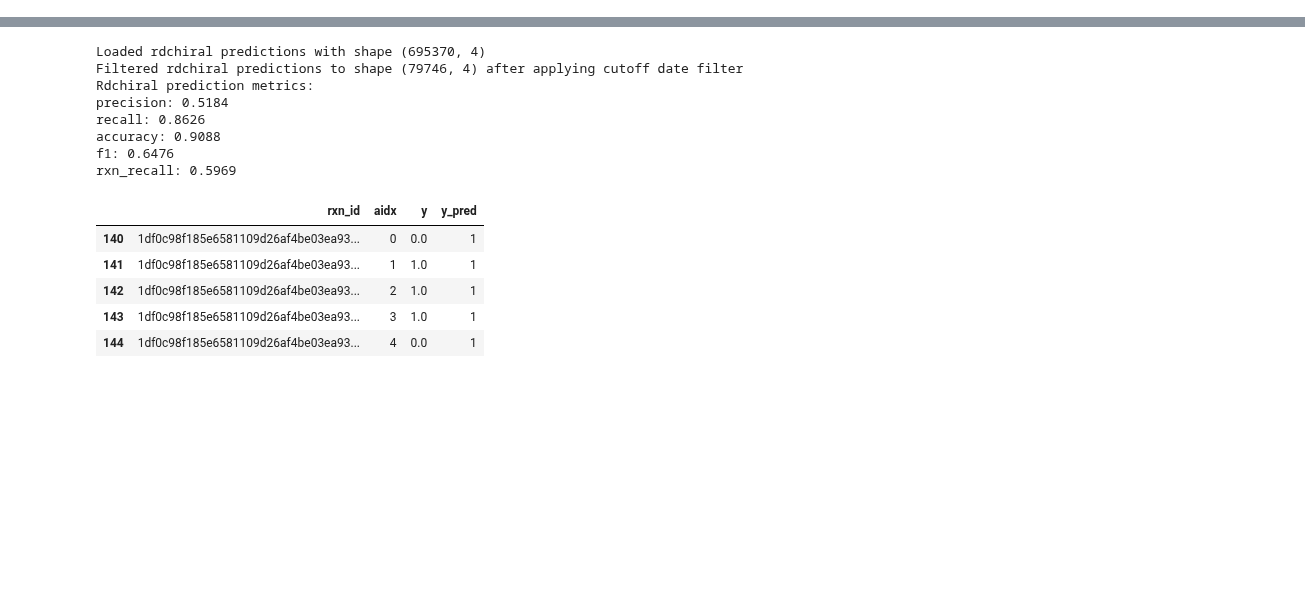
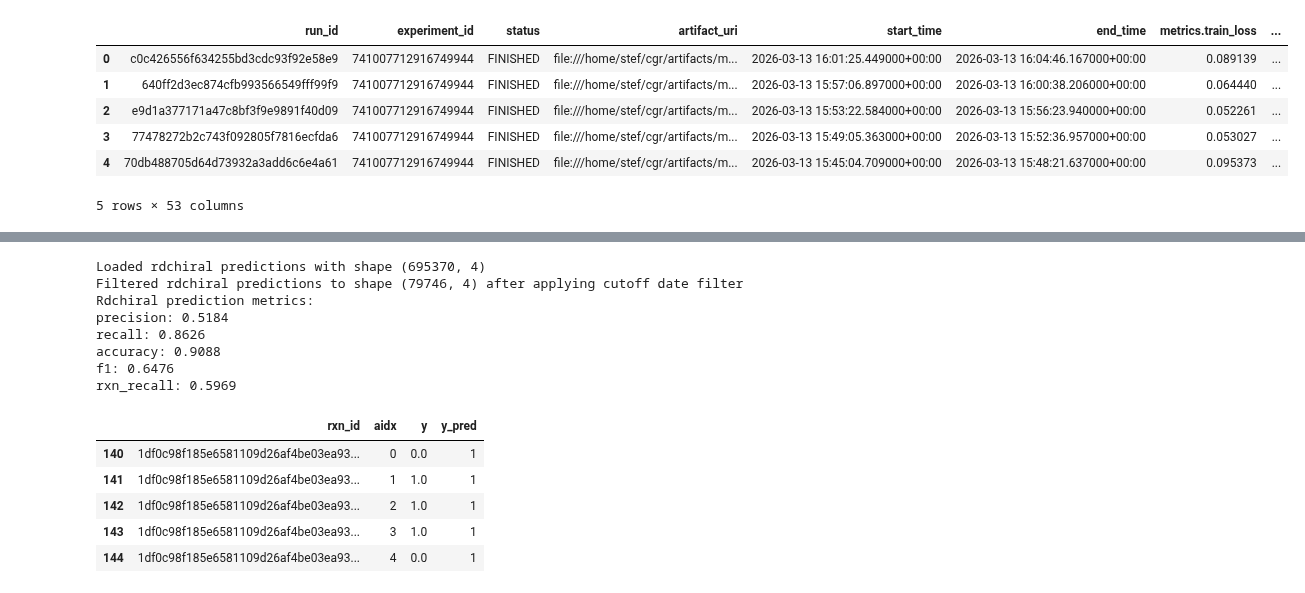
Before and after one commit to stefanpate/coarse-grain-rxns, a Jupyter notebook: notebooks/time_split_mech_classification_performance.ipynb, the cells around one changed output, grey strips where cells are left out. Saved outputs shown, nothing was run; the diff lists cells and outputs as text; code cells hidden in the pictures; blank space fills up the shorter version.

```diff
--- a/notebooks/time_split_mech_classification_performance.ipynb
+++ b/notebooks/time_split_mech_classification_performance.ipynb
@@ -60,11 +51,22 @@ def get_min_dist_to_rc(am_rxn: str, rc: list[list[list[int]], list[list[int]]])
                 min_dists[i].append(min_dist)
     return [np.array(elt).reshape(-1, 1) for elt in min_dists]
 # %%
-experiment_name = f"outer_splits_v3"
+cutoff_date = 2015
+experiment_name = f"before_{cutoff_date}"
 experiment = mlflow.get_experiment_by_name(experiment_name)
 
 if experiment:
     df = mlflow.search_runs(experiment_ids=[experiment.experiment_id])
 else:
     print(f"Experiment '{experiment_name}' not found.")
+
+df.head()
+# %% [output]
+|  | run_id | experiment_id | status | artifact_uri | start_time | end_time | metrics.train_loss | ... |
+| 0 | c0c426556f634255bd3cdc93f92e58e9 | 741007712916749944 | FINISHED | file:///home/stef/cgr/artifacts/m... | 2026-03-13 16:01:25.449000+00:00 | 2026-03-13 16:04:46.167000+00:00 | 0.089139 | ... |
+| 1 | 640ff2d3ec874cfb993566549fff99f9 | 741007712916749944 | FINISHED | file:///home/stef/cgr/artifacts/m... | 2026-03-13 15:57:06.897000+00:00 | 2026-03-13 16:00:38.206000+00:00 | 0.064440 | ... |
+| 2 | e9d1a377171a47c8bf3f9e9891f40d09 | 741007712916749944 | FINISHED | file:///home/stef/cgr/artifacts/m... | 2026-03-13 15:53:22.584000+00:00 | 2026-03-13 15:56:23.940000+00:00 | 0.052261 | ... |
+| 3 | 77478272b2c743f092805f7816ecfda6 | 741007712916749944 | FINISHED | file:///home/stef/cgr/artifacts/m... | 2026-03-13 15:49:05.363000+00:00 | 2026-03-13 15:52:36.957000+00:00 | 0.053027 | ... |
+| 4 | 70db488705d64d73932a3add6c6e4a61 | 741007712916749944 | FINISHED | file:///home/stef/cgr/artifacts/m... | 2026-03-13 15:45:04.709000+00:00 | 2026-03-13 15:48:21.637000+00:00 | 0.095373 | ... |
+5 rows × 53 columns
 # %%
```
Also changed, not shown: parts of 14 cells of this notebook, 7 other files.
